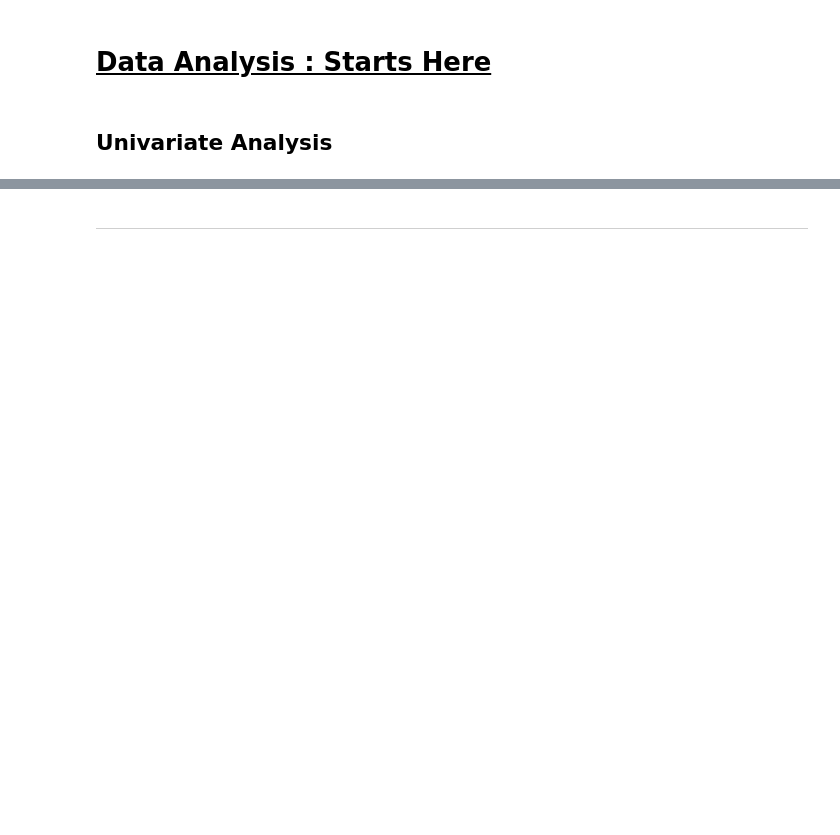
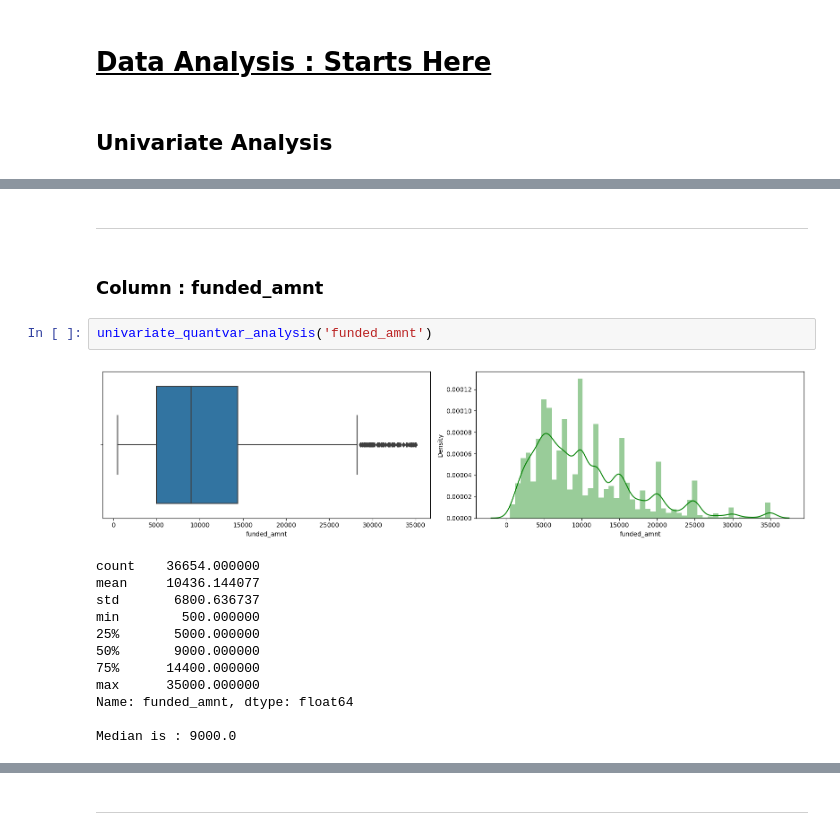
Before and after one commit to vikrampawar88/LendingClub-Case-Study, a Jupyter notebook: Vikram_Pawar.ipynb, the cells around one changed output, grey strips where cells are left out. Cells and saved outputs as stored; diff of their text form; blank space fills up the shorter version.

```diff
--- a/Vikram_Pawar.ipynb
+++ b/Vikram_Pawar.ipynb
@@ -888,0 +1053,19 @@ None
+# %% [markdown]
+------
+# %% [markdown]
+### Column : funded_amnt
+# %%
+univariate_quantvar_analysis('funded_amnt')
+# %% [output]
+[figure, added]
+count    36654.000000
+mean     10436.144077
+std       6800.636737
+min        500.000000
+25%       5000.000000
+50%       9000.000000
+75%      14400.000000
+max      35000.000000
+Name: funded_amnt, dtype: float64
+
+Median is : 9000.0
```
Also changed, not shown: parts of 93 cells of this notebook, 2 other files.
